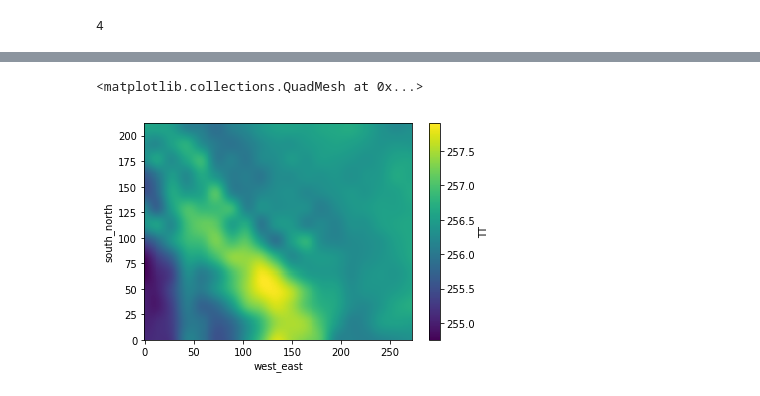
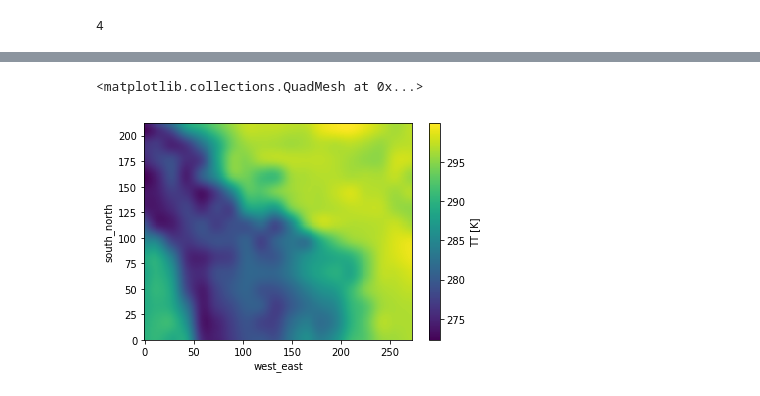
Before and after one commit to daliagachc/wrf_management, a Jupyter notebook: wrf_management/scratchs/Untitled1.ipynb, the cells around one changed output, grey strips where cells are left out. Cells and saved outputs as stored; diff of their text form; code cells hidden in the pictures.

```diff
--- a/wrf_management/scratchs/Untitled1.ipynb
+++ b/wrf_management/scratchs/Untitled1.ipynb
@@ -107,7 +109,7 @@ for i in range(len(pls)):
 # %%
-x1 = xa['TT'].mean('num_metgrid_levels')[0]
+x1 = xa['TT'][0,0]
 x1
 x1.plot()
 # %% [output]
 <matplotlib.collections.QuadMesh at 0x...>
-[figure, old version]
+[figure, new version]
```
Also changed, not shown: parts of 11 cells of this notebook, 3 other files.
